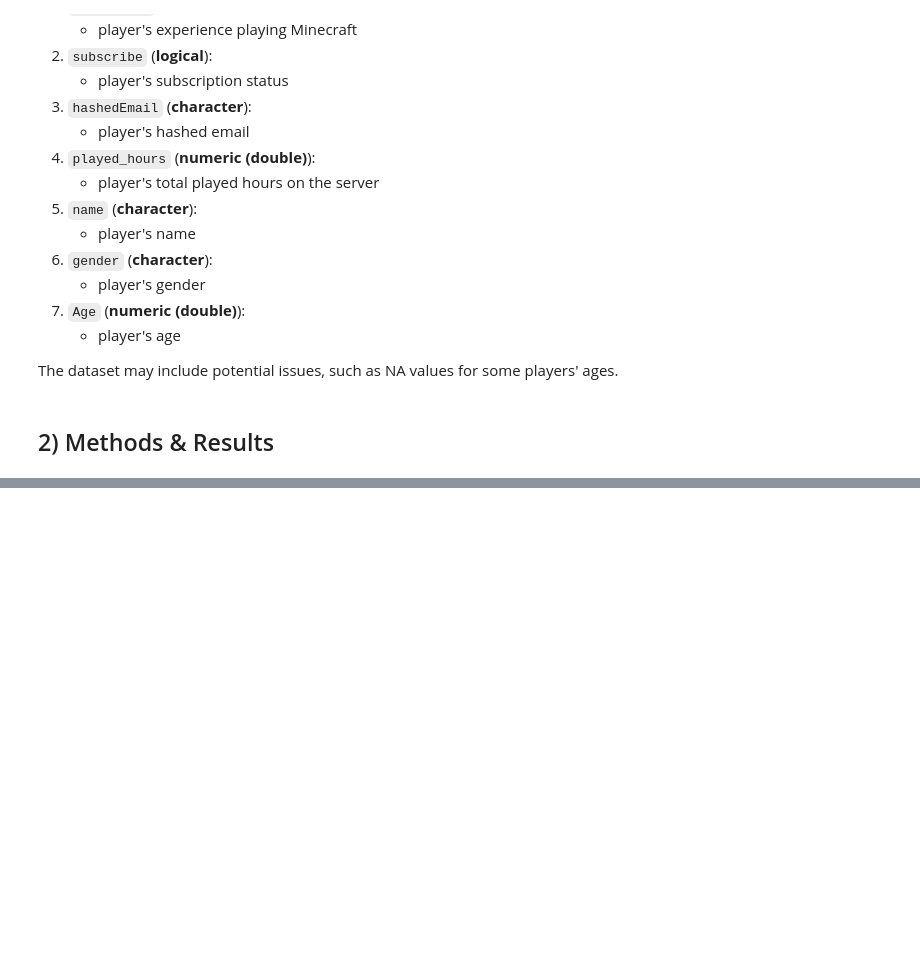
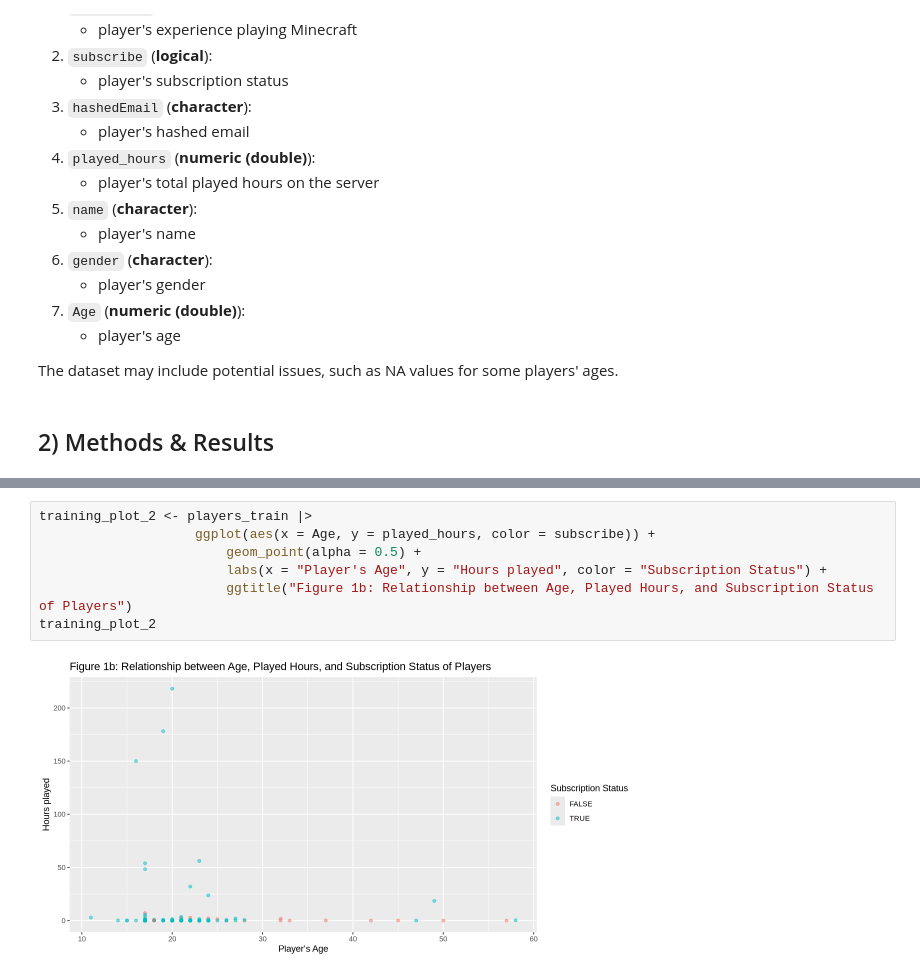
Before and after one commit to chrislee330/dsci-100-project, a Jupyter notebook: project.ipynb, the cells around one changed output, grey strips where cells are left out. Saved outputs shown, nothing was run; the diff lists cells and outputs as text; blank space fills up the shorter version.

```diff
--- a/project.ipynb
+++ b/project.ipynb
@@ -34,0 +119,9 @@ The dataset may include potential issues, such as NA values for some players' ag
+# %%
+training_plot_2 <- players_train |>
+                    ggplot(aes(x = Age, y = played_hours, color = subscribe)) +
+                        geom_point(alpha = 0.5) +
+                        labs(x = "Player's Age", y = "Hours played", color = "Subscription Status") +
+                        ggtitle("Figure 1b: Relationship between Age, Played Hours, and Subscription Status of Players")
+training_plot_2
+# %% [output]
+[figure, added]
```
Also changed, not shown: parts of 16 cells of this notebook.
